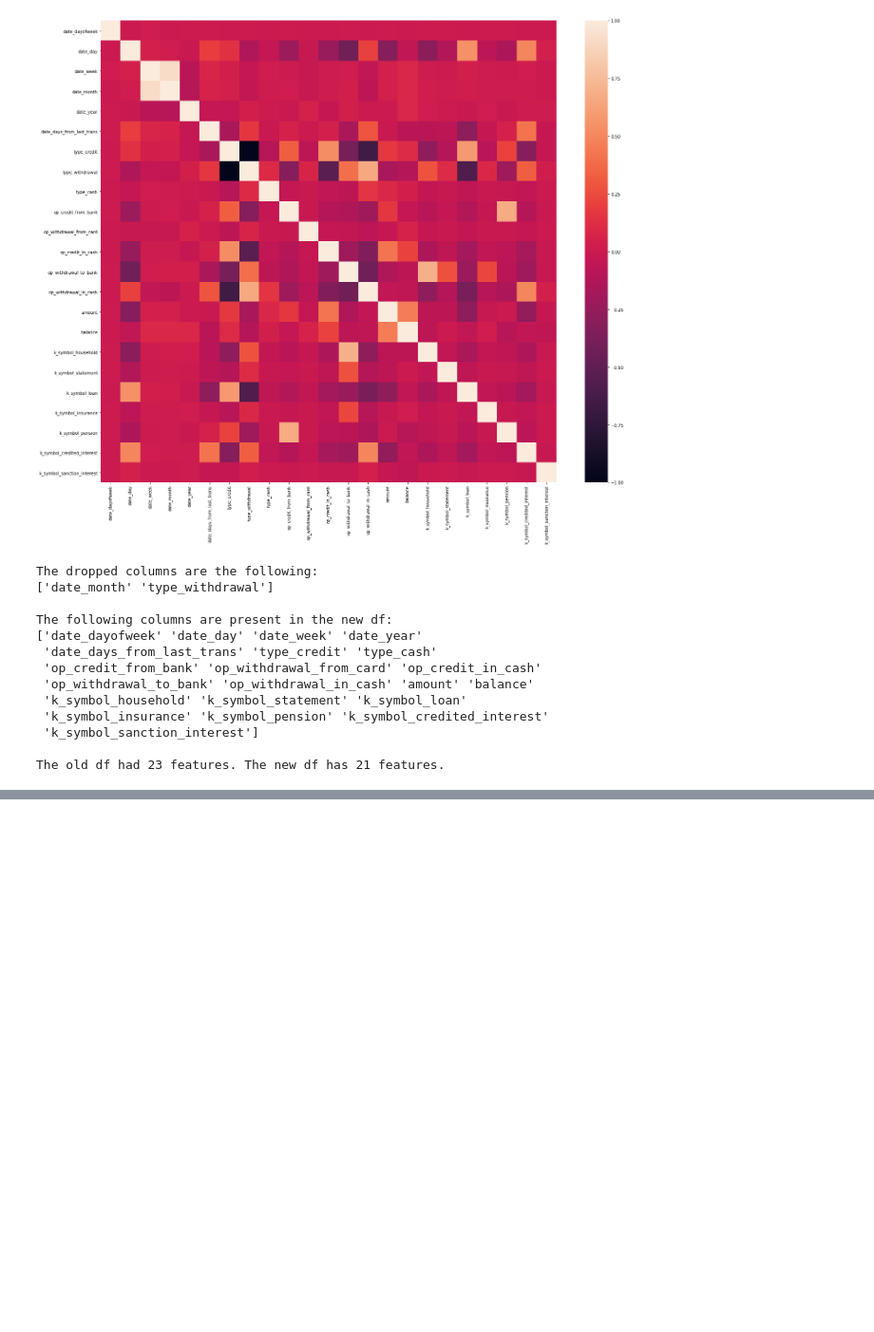
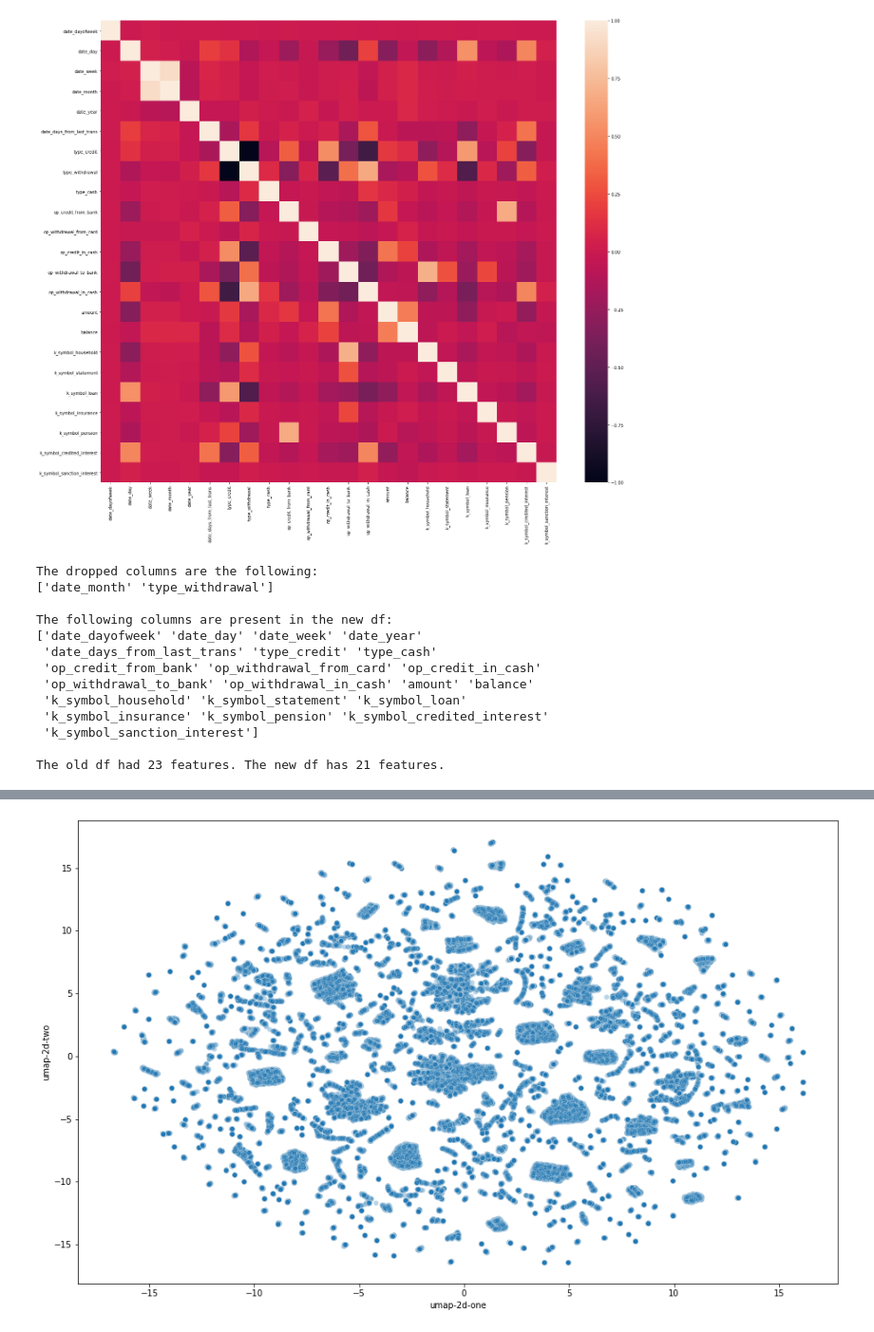
Before and after one commit to tfranza/ibotta_fraud, a Jupyter notebook: data/data_analysis/data_analysis_transactions.ipynb, the cells around one changed output, grey strips where cells are left out. Shown at 95% size. Drawn from its saved outputs; the diff is of its cells as text; code cells hidden in the pictures; blank space fills up the shorter version.

```diff
--- a/data/data_analysis/data_analysis_transactions.ipynb
+++ b/data/data_analysis/data_analysis_transactions.ipynb
@@ -602,0 +789,7 @@ reducer = umap.UMAP()
+# %%
+import umap.umap_ as umap
+reducer = umap.UMAP()
+
+%time umap_2trans_df = reducer.fit_transform(StandardScaler().fit_transform(df_two_trans)[:200000,:])
+print_umap_graph(umap_2trans_df)
+# %% [output]
@@ -602,0 +798 @@ reducer = umap.UMAP()
+[figure, added]
```
Also changed, not shown: parts of 26 cells of this notebook, 3 other files.
